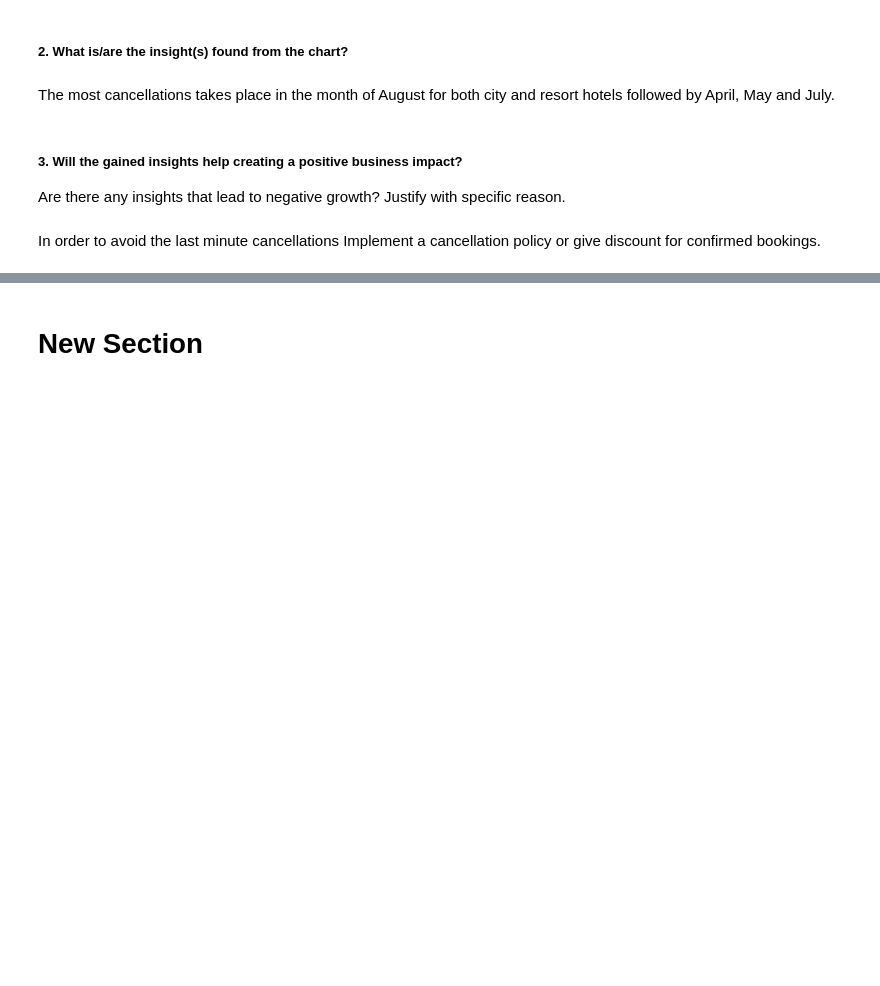
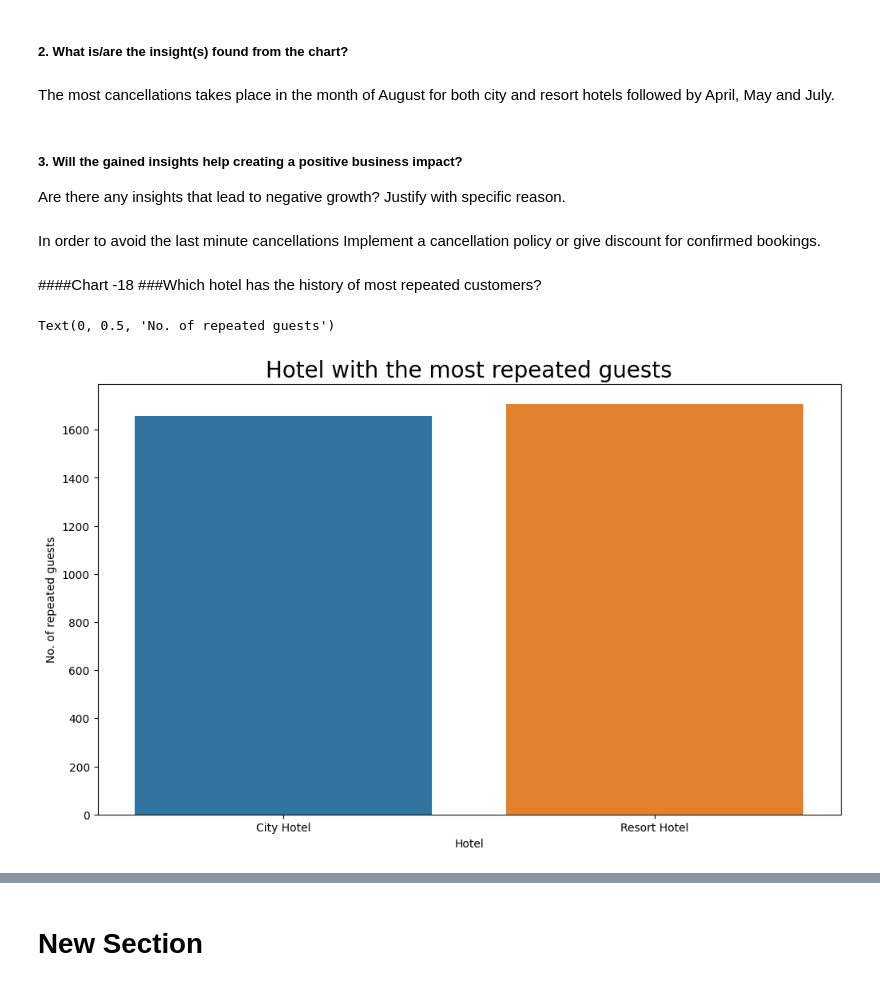
Before and after one commit to Sajeenafiza/EDA-Capstone-project, a Jupyter notebook: Copy_of_Copy_of_mine_EDA_Submission_Template.ipynb, the cells around one changed output, grey strips where cells are left out. Cells and saved outputs as stored; diff of their text form; code cells hidden in the pictures; blank space fills up the shorter version.

```diff
--- a/Copy_of_Copy_of_mine_EDA_Submission_Template.ipynb
+++ b/Copy_of_Copy_of_mine_EDA_Submission_Template.ipynb
@@ -1068,3 +1068,19 @@ The most cancellations takes place in the month of August for both city and reso
 Are there any insights that lead to negative growth? Justify with specific reason.
 # %% [markdown]
 In order to avoid the last minute cancellations Implement a cancellation policy or   give discount for confirmed bookings.
+# %% [markdown]
+####Chart -18
+###Which hotel has the history of most repeated customers?
+# %%
+# hotel with the most repeated guests
+
+rept=hoteldf[hoteldf['is_repeated_guest']==1].groupby('hotel')['is_repeated_guest'].size().reset_index()
+
+sns.barplot(x=rept['hotel'],y=rept['is_repeated_guest'])
+
+plt.title("Hotel with the most repeated guests",fontsize=20)
+plt.xlabel('Hotel')
+plt.ylabel('No. of repeated guests')
+# %% [output]
+Text(0, 0.5, 'No. of repeated guests')
+[figure, added]
```
Also changed, not shown: parts of 22 cells of this notebook.
